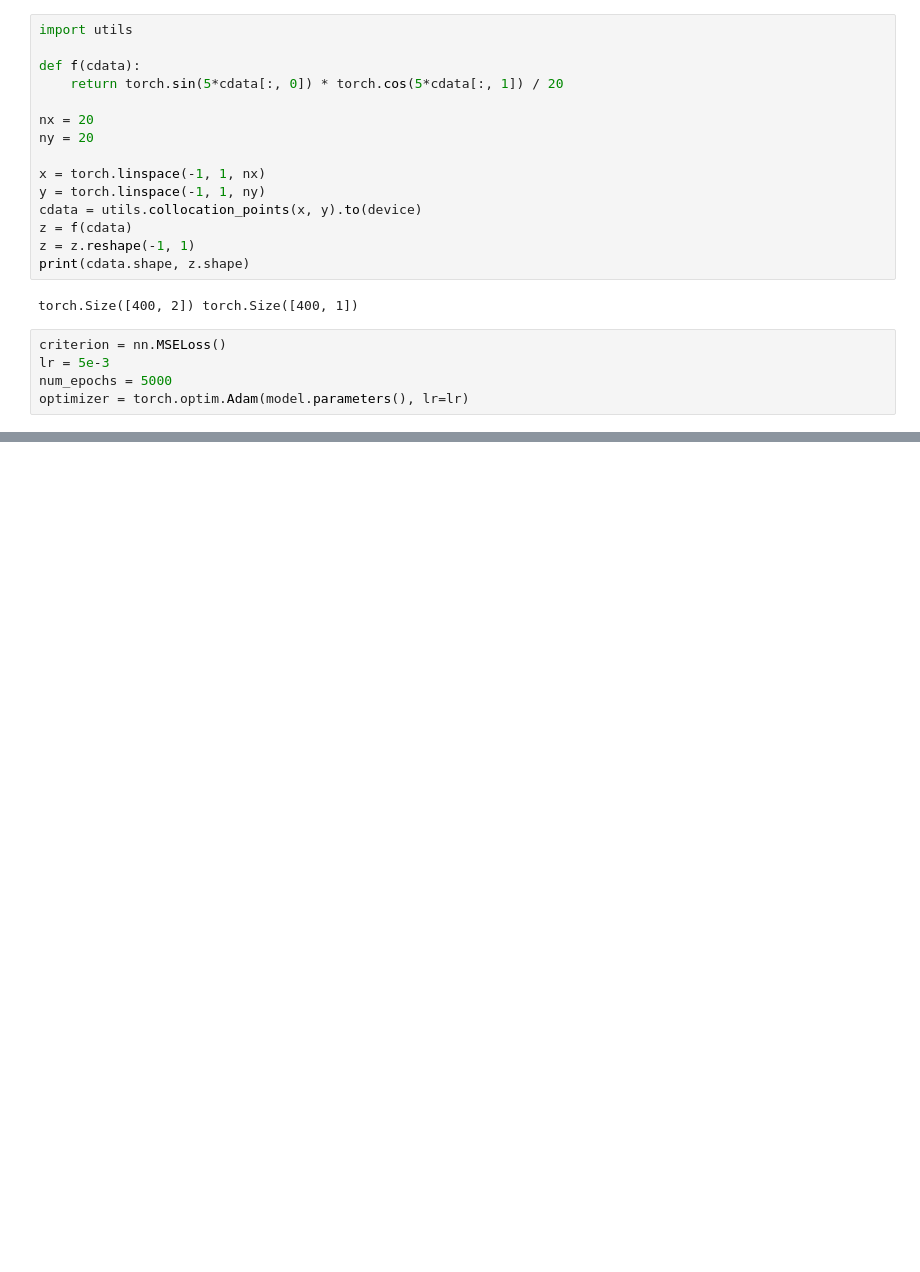
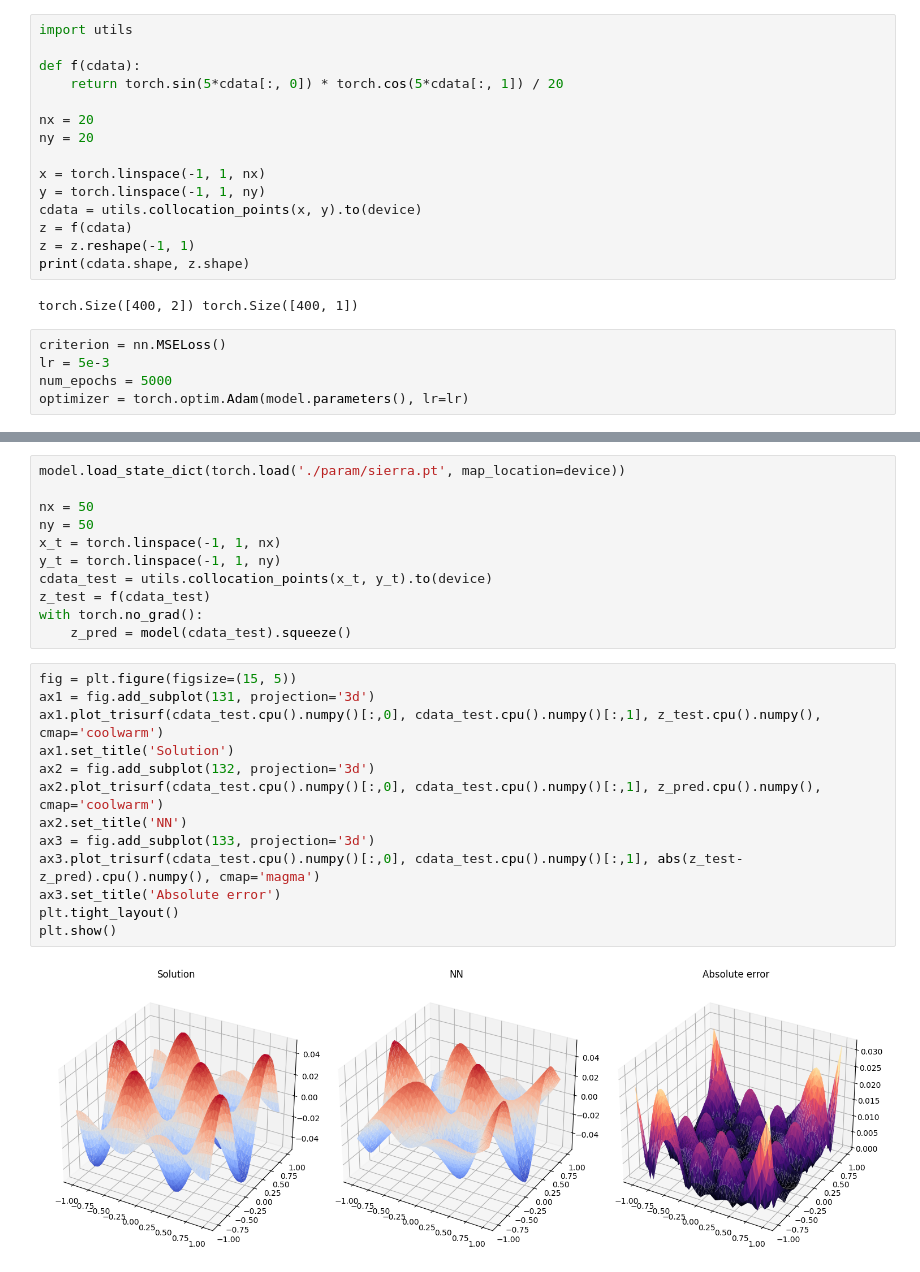
Before and after one commit to sjang1594/self-study, a Jupyter notebook: CUDA Programming and Pytorch/pytorch/DeepLearning-Intro/physics_informed_data.ipynb, the cells around one changed output, grey strips where cells are left out. Saved outputs shown, nothing was run; the diff lists cells and outputs as text; blank space fills up the shorter version.

```diff
--- a/CUDA Programming and Pytorch/pytorch/DeepLearning-Intro/physics_informed_data.ipynb
+++ b/CUDA Programming and Pytorch/pytorch/DeepLearning-Intro/physics_informed_data.ipynb
@@ -252,0 +232,26 @@ ModuleNotFoundError: No module named 'matplotlib'
+# %%
+model.load_state_dict(torch.load('./param/sierra.pt', map_location=device))
+
+nx = 50
+ny = 50
+x_t = torch.linspace(-1, 1, nx)
+y_t = torch.linspace(-1, 1, ny)
+cdata_test = utils.collocation_points(x_t, y_t).to(device)
+z_test = f(cdata_test)
+with torch.no_grad():
+    z_pred = model(cdata_test).squeeze()
+# %%
+fig = plt.figure(figsize=(15, 5))
+ax1 = fig.add_subplot(131, projection='3d')
+ax1.plot_trisurf(cdata_test.cpu().numpy()[:,0], cdata_test.cpu().numpy()[:,1], z_test.cpu().numpy(), cmap='coolwarm')
+ax1.set_title('Solution')
+ax2 = fig.add_subplot(132, projection='3d')
+ax2.plot_trisurf(cdata_test.cpu().numpy()[:,0], cdata_test.cpu().numpy()[:,1], z_pred.cpu().numpy(), cmap='coolwarm')
+ax2.set_title('NN')
+ax3 = fig.add_subplot(133, projection='3d')
+ax3.plot_trisurf(cdata_test.cpu().numpy()[:,0], cdata_test.cpu().numpy()[:,1], abs(z_test-z_pred).cpu().numpy(), cmap='magma')
+ax3.set_title('Absolute error')
+plt.tight_layout()
+plt.show()
+# %% [output]
+[figure, added]
```
Also changed, not shown: parts of 3 cells of this notebook, 3 other files.
